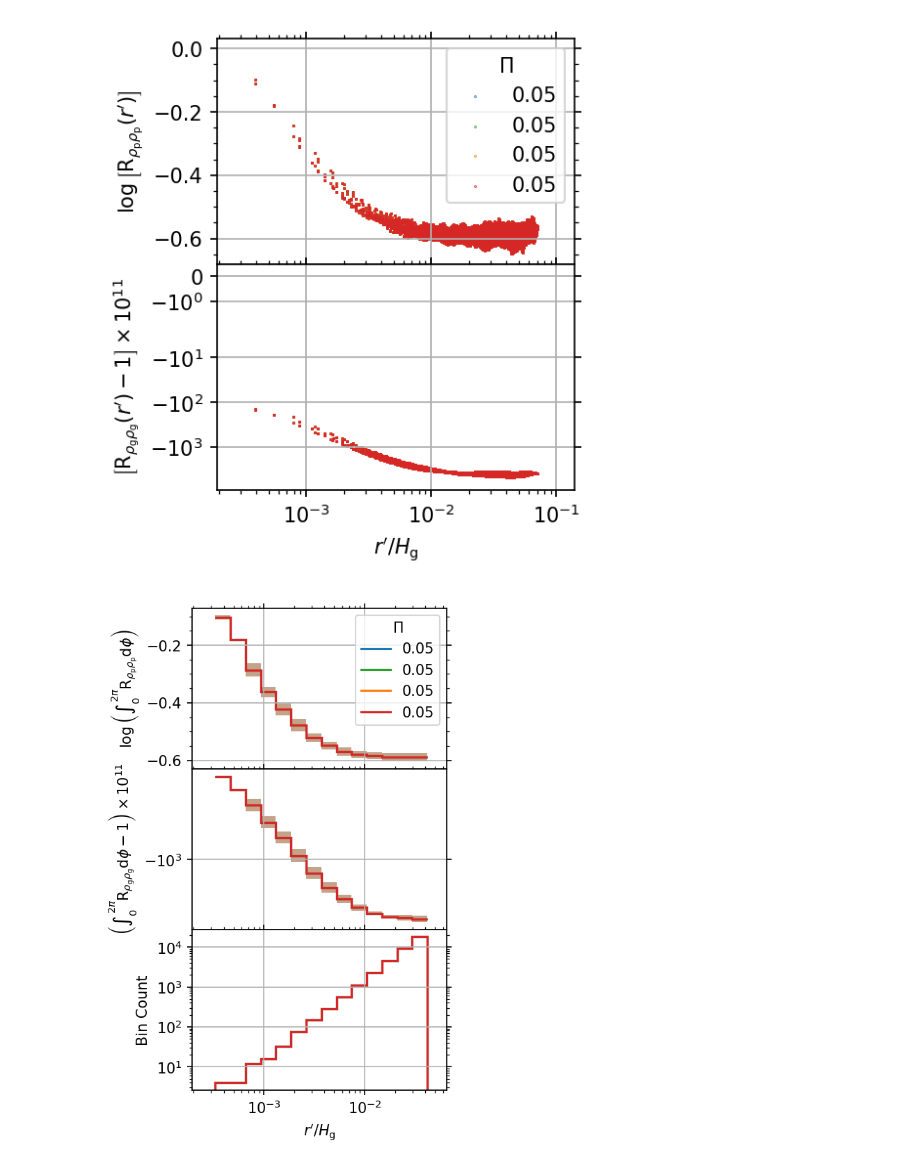
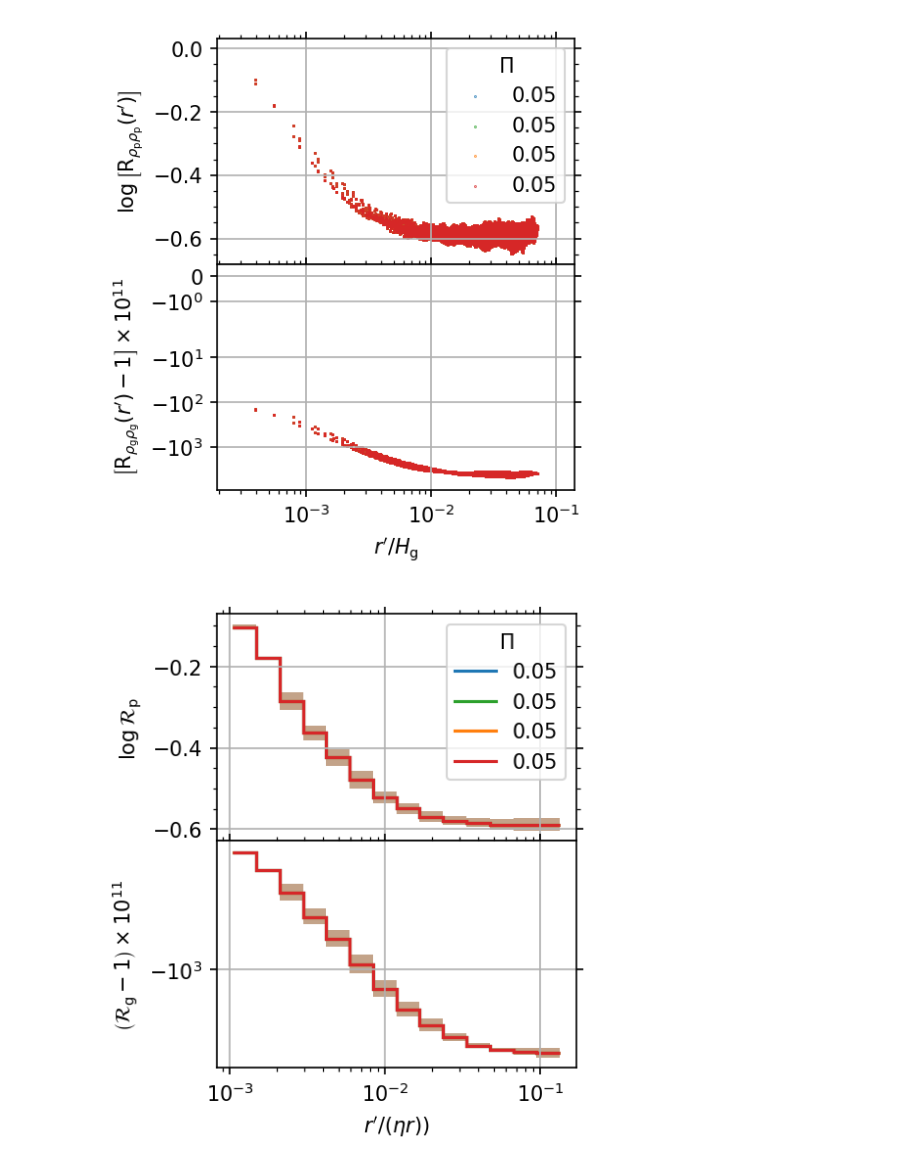
Before and after one commit to sabaronett/streaming-instability, a Jupyter notebook: ipynb/ACF.ipynb, the cells around one changed output. Drawn from its saved outputs; the diff is of its cells as text; code cells hidden in the pictures.

Commit message:
No bin ct. plot; r'/(eta r); new y-label notation

```diff
--- a/ipynb/ACF.ipynb
+++ b/ipynb/ACF.ipynb
@@ -251,7 +251,7 @@ def norms(xv, zv, pole):
             rv[i][j] = np.sqrt((x - pole[0])**2 + (z - pole[1])**2)
     return rv
 
-fig, axs = plt.subplots(3, sharex=True, figsize=(3.15, 6), dpi=150)
+fig, axs = plt.subplots(2, sharex=True, figsize=(3.15, 4), dpi=150)
 workdir = '../unstrat'
 case = 'AB'
 Pis = [['0.05', 'tab:blue'], ['0.05', 'tab:green'],
@@ -264,10 +264,9 @@ for i, Pi in enumerate(Pis):
     path = f'{workdir}/{case}/{Pi[0]}/{res}'
     athinput = athena_read.athinput(f'{path}/athinput.si')
     c_s = athinput['hydro']['iso_sound_speed']
-    # etar = float(Pi[0])*c_s
+    etar = float(Pi[0])*c_s
     data = athena_read.athdf(f'{path}/athdf/SI.out1.00100.athdf')
     xv, zv = data['x1v'], data['x2v']
-    left, right = xv[-1]/res, 1.32*xv[-1]
     x0, z0 = int(len(xv)/2), int(len(zv)/2)
     pole = (xv[x0], zv[z0])
     rv = norms(xv, zv, pole).ravel()
@@ -298,41 +297,38 @@ for i, Pi in enumerate(Pis):
     norm = ac/ac[0][0]
     shift = fftpack.fftshift(norm)
     offset = (shift.ravel() - 1)*1e11
     offset = np.delete(offset, indices)
     gas_means, bin_edges, binnumnber = stats.binned_statistic(rv.ravel(),
         offset.ravel(), statistic='mean', bins=bin_edges)
     gas_stds, bin_edges, binnumnber = stats.binned_statistic(rv.ravel(),
         offset.ravel(), statistic='std', bins=bin_edges)
     gas_highs = gas_means + gas_stds
     gas_lows = gas_means - gas_stds
     bin_counts, bin_edges, binnumnber = stats.binned_statistic(rv.ravel(),
         rv.ravel(), statistic='count', bins=bin_edges)
 
-    axs[0].stairs(dust_means, bin_edges, baseline=float('-inf'),
+    axs[0].stairs(dust_means, bin_edges/etar, baseline=float('-inf'),
                   color=Pi[1], lw=1.5, label=Pi[0])
-    axs[0].stairs(dust_highs, bin_edges, baseline=dust_lows, fill=True,
+    axs[0].stairs(dust_highs, bin_edges/etar, baseline=dust_lows, fill=True,
                 color=Pi[1], alpha=0.2)
-    axs[1].stairs(gas_means, bin_edges, baseline=float('-inf'),
+    axs[1].stairs(gas_means, bin_edges/etar, baseline=float('-inf'),
                   color=Pi[1], lw=1.5)
-    axs[1].stairs(gas_highs, bin_edges, baseline=gas_lows, fill=True,
+    axs[1].stairs(gas_highs, bin_edges/etar, baseline=gas_lows, fill=True,
                   color=Pi[1], alpha=0.2)
-    axs[2].stairs(bin_counts, bin_edges, color=Pi[1], lw=1.5)
     # print(f'\tdone.', flush=True)
 
 for ax in axs.flat:
     ax.grid()
     ax.label_outer()
     ax.minorticks_on()
     ax.tick_params(axis='both', which='both', top=True, right=True)
 
 # Format and save figure
 axs[0].legend(title=r'$\Pi$')
-axs[0].set(ylabel=r'$\log\left(\int_0^{2\pi}\mathrm{R}_{\rho_\mathrm{p}\rho_\mathrm{p}}\mathrm{d}\phi\right)$')
-axs[1].set(yscale='symlog',
-           ylabel=r'$\left(\int_0^{2\pi}\mathrm{R}_{\rho_\mathrm{g}\rho_\mathrm{g}}\mathrm{d}\phi-1\right)\times10^{11}$')
-axs[2].set(xlim=(left, right), xscale='log', yscale='log',
-           xlabel=r'$r^\prime/H_\mathrm{g}$', ylabel=r'Bin Count')
+axs[0].set(ylabel=r'$\log\mathcal{R}_\mathrm{p}$')
+axs[1].set(yscale='symlog', xscale='log', xlabel=r'$r^\prime/(\eta r))$',
+           ylabel=r'$\left(\mathcal{R}_\mathrm{g}-1\right)\times10^{11}$')
 plt.subplots_adjust(hspace=0)
 # plt.savefig(f'figs/{case}_Rs_rad-prof.pdf', bbox_inches='tight', pad_inches=0.01)
 # %% [output]
-[figure, old version]
+[figure, new version]
```
Also changed, not shown: parts of 2 cells of this notebook.
